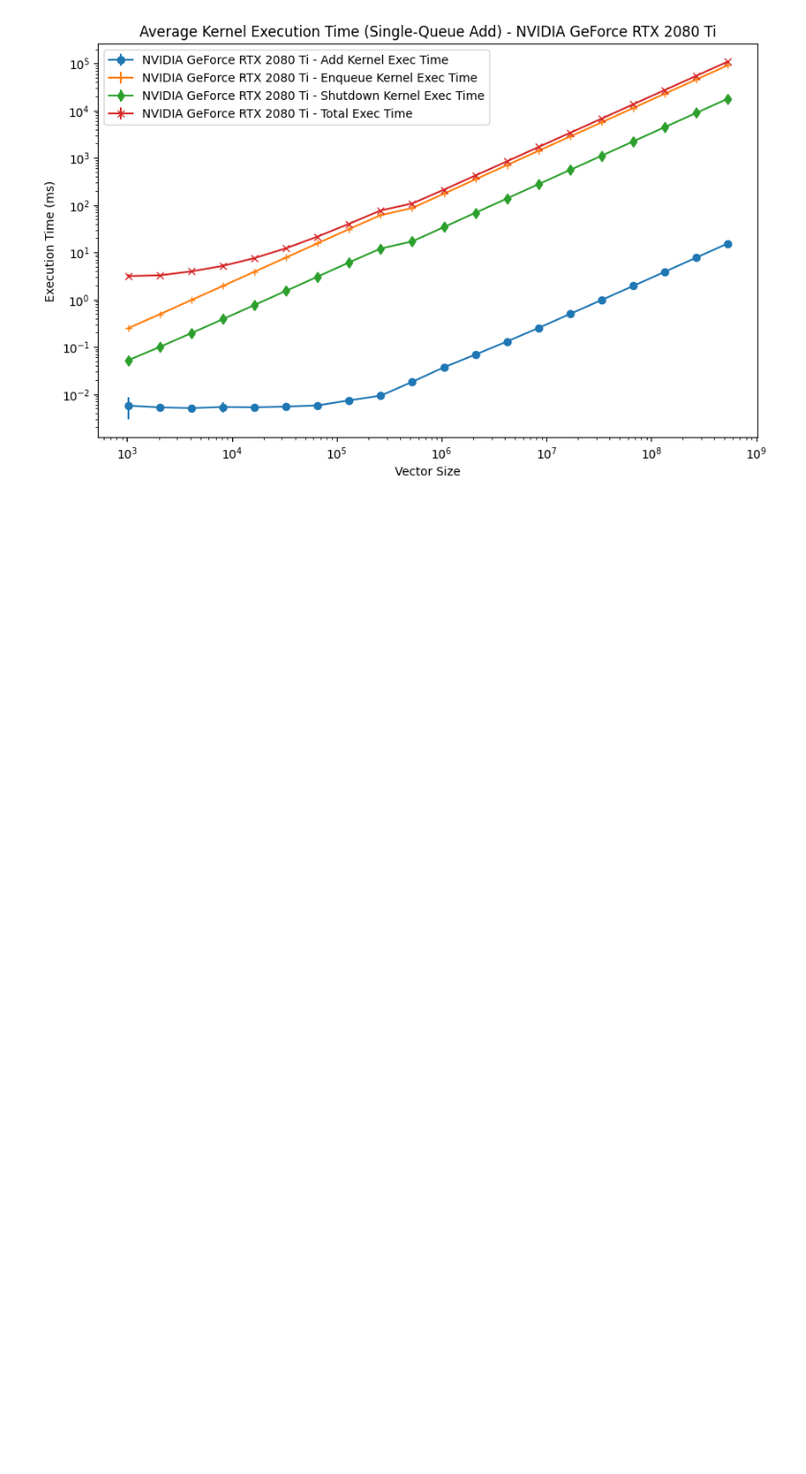
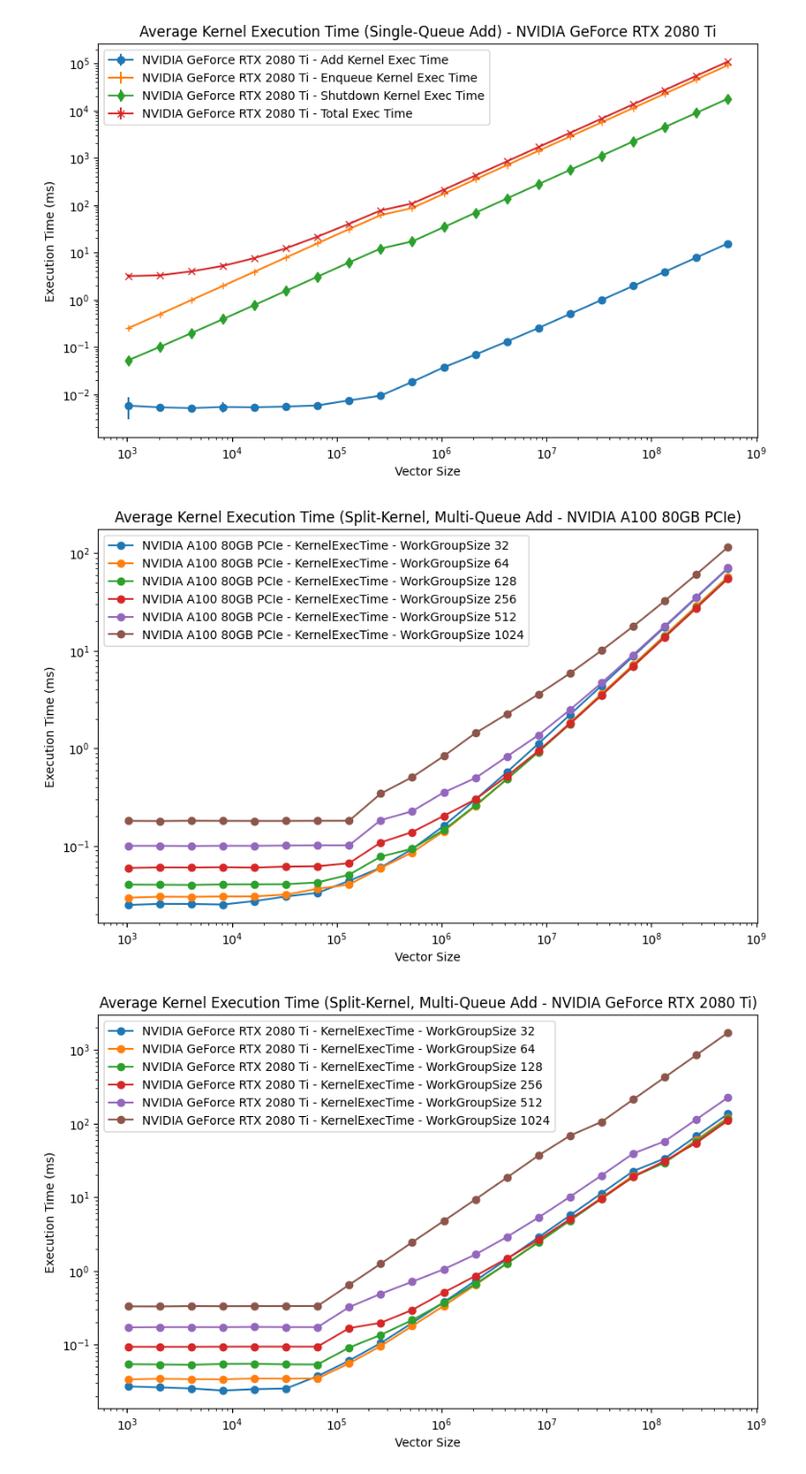
Before and after one commit to MichaelBo1/Fine-Grained-Parallelism-SYCL, a Jupyter notebook: sycl-port/vector-add/timing_analysis.ipynb, the cells around one changed output. Shown at 96% size. Cells and saved outputs as stored; diff of their text form; code cells hidden in the pictures; blank space fills up the shorter version.

```diff
--- a/sycl-port/vector-add/timing_analysis.ipynb
+++ b/sycl-port/vector-add/timing_analysis.ipynb
@@ -125,4 +184,49 @@ for device in oneq_grouped['Device'].unique():
 # %% [output]
 [figure]
 [figure]
+# %%
+# sk_grouped = sk_add.groupby(["VectorSize","Event","WorkGroupSize", "Device"])["ExecTime(ms)"].agg(["mean", "std"]).reset_index()
+# splitk_add = pd.read_csv("split-kernel-multiQ-add/timings.csv")
+splitk_grouped = splitk_add.groupby(["VectorSize","Event","WorkGroupSize", "Device"])["ExecTime(ms)"].agg(["mean", "std"]).reset_index()
+# print(splitk_grouped.columns)
+
+# Pivot the DataFrame to have events as columns
+pivot_df = splitk_grouped.pivot_table(index=['VectorSize', 'WorkGroupSize', 'Device'], columns='Event', values='mean').reset_index()
+
+pivot_df['KernelExecTime'] = pivot_df['Add Kernel Exec Time'] + pivot_df['Enqueue Exec Time'] + pivot_df['Shutdown Kernel Exec Time']
+
+
+# Drop the individual event columns
+split_final = pivot_df.drop(columns=['Add Kernel Exec Time', 'Enqueue Exec Time', 'Shutdown Kernel Exec Time'])
+
+for device in sk_grouped['Device'].unique():
+    fig, ax = plt.subplots(figsize=(10, 6))
+
+    ax.set_xscale("log")
+    ax.set_yscale("log")
+
+    for event in ["KernelExecTime"]:
+        for wg_size in [32, 64, 128, 256, 512, 1024]:
+            wg_data = split_final[(split_final["Device"] == device) &
+                                (split_final["WorkGroupSize"] == wg_size)
+                                ]
+
+            if not wg_data.empty:
+                ax.errorbar(wg_data["VectorSize"],
+                            wg_data["KernelExecTime"],
+                            label=f"{device} - {event} - WorkGroupSize {wg_size}",
+                            fmt="-o")
+    device_data = sk_grouped[sk_grouped['Device'] == device]
+
+    # Set labels and title
+    ax.set_xlabel('Vector Size')
+    ax.set_ylabel('Execution Time (ms)')
+    ax.set_title(f'Average Kernel Execution Time (Split-Kernel, Multi-Queue Add - {device})')
+    ax.legend()
+
+    # Show plot
+    plt.show()
+# %% [output]
+[figure, added]
+[figure, added]
 # %%
```
Also changed, not shown: parts of 9 cells of this notebook, 16 other files.
